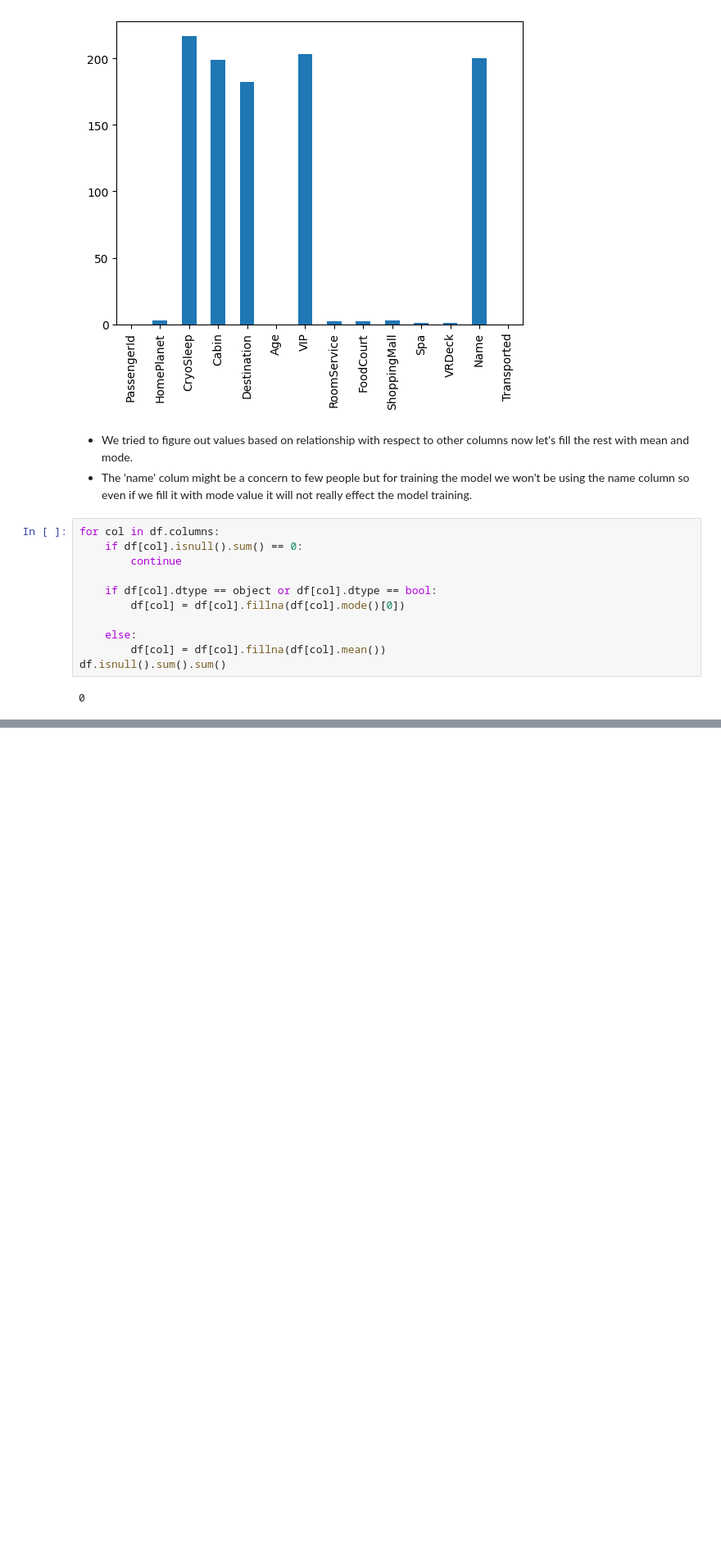
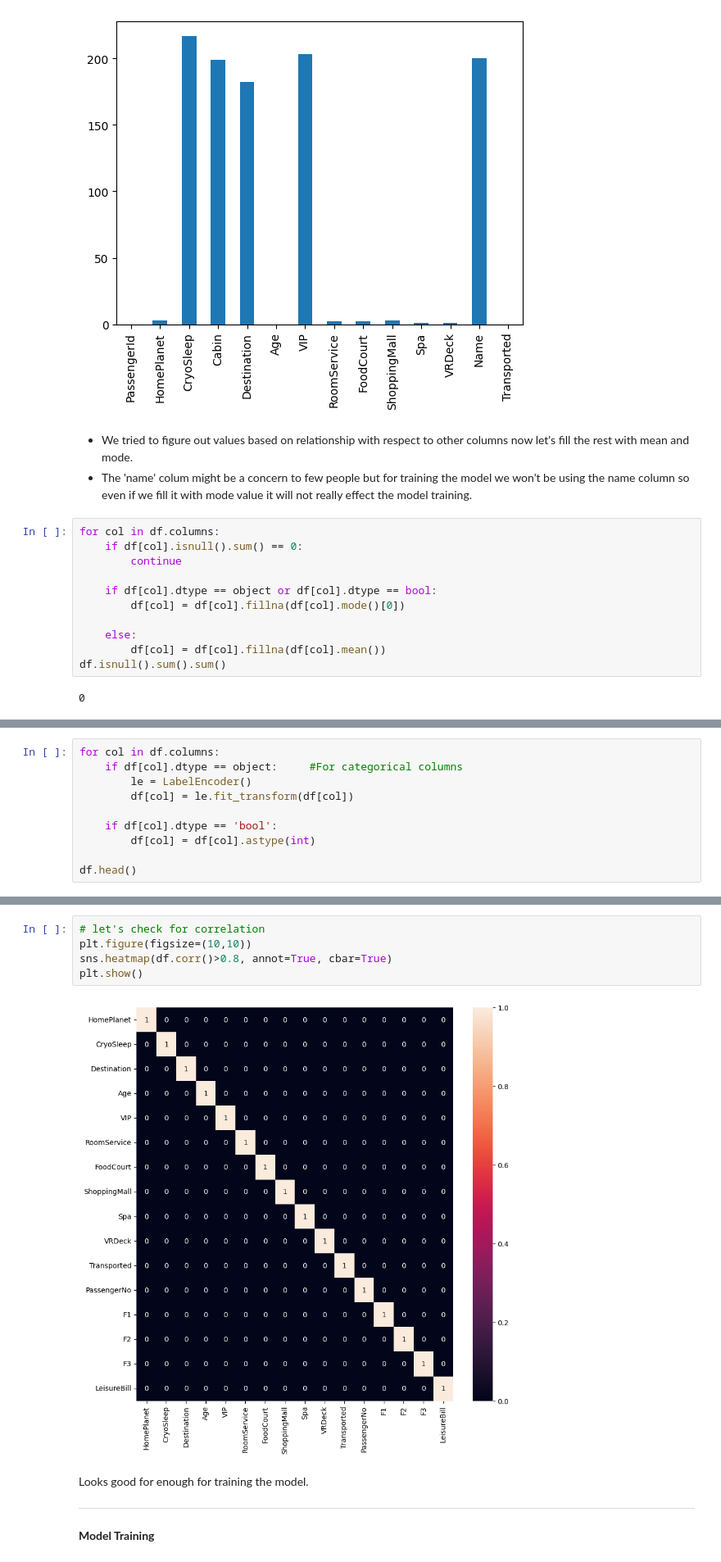
Before and after one commit to rizz045/Spaceship-Titanic-Project-using-Machine-Learning, a Jupyter notebook: Spaceship_Titanic_Project_using_Machine_Learning.ipynb, the cells around one changed output, grey strips where cells are left out. Shown at 82% size. Saved outputs shown, nothing was run; the diff lists cells and outputs as text; blank space fills up the shorter version.

```diff
--- a/Spaceship_Titanic_Project_using_Machine_Learning.ipynb
+++ b/Spaceship_Titanic_Project_using_Machine_Learning.ipynb
@@ -201,0 +263,10 @@ ValueError: Could not interpret value `PassengerNo` for `x`. An entry with this
+# %%
+for col in df.columns:
+    if df[col].dtype == object:     #For categorical columns
+        le = LabelEncoder()
+        df[col] = le.fit_transform(df[col])
+
+    if df[col].dtype == 'bool':
+        df[col] = df[col].astype(int)
+
+df.head()
@@ -201,0 +280,13 @@ ValueError: Could not interpret value `PassengerNo` for `x`. An entry with this
+# %%
+# let's check for correlation
+plt.figure(figsize=(10,10))
+sns.heatmap(df.corr()>0.8, annot=True, cbar=True)
+plt.show()
+# %% [output]
+[figure, added]
+# %% [markdown]
+Looks good for enough for training the model.
+
+
+---
+**Model Training**
```
Also changed, not shown: parts of 23 cells of this notebook.
